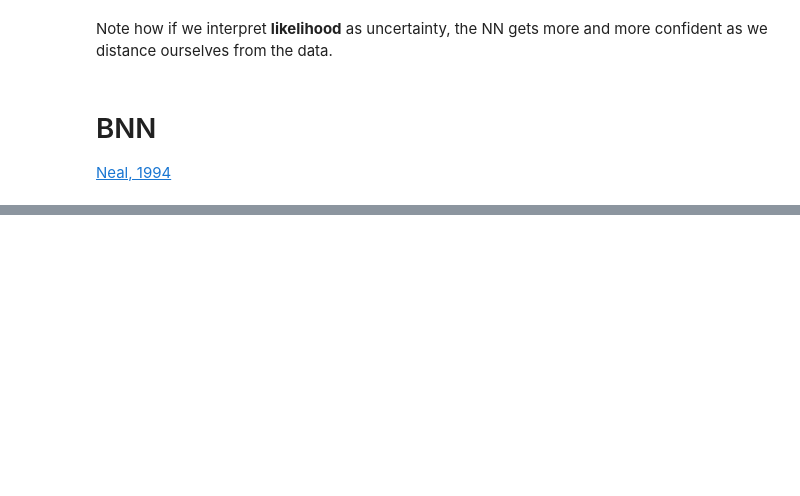
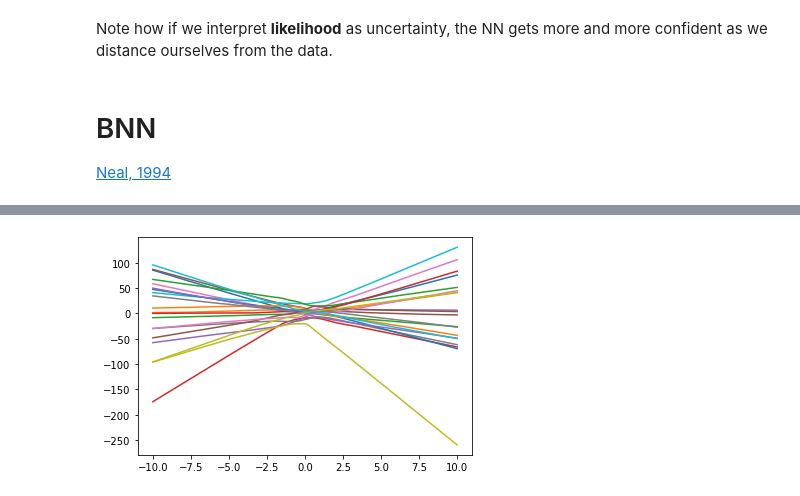
Before and after one commit to probabll/probabll.github.io, a Jupyter notebook: slides/BNNs.ipynb, the cells around one changed output, grey strips where cells are left out. Drawn from its saved outputs; the diff is of its cells as text; code cells hidden in the pictures; blank space fills up the shorter version.

```diff
--- a/slides/BNNs.ipynb
+++ b/slides/BNNs.ipynb
@@ -202,0 +203,9 @@ for i in range(20):
+# %%
+inputs = np.linspace(-10, 10, 1000)
+for i in range(20):
+    _ = plt.plot(
+        inputs[:, None],
+        bnn(inputs[:, None], 'relu'),
+        '-', markersize=0.5)
+# %% [output]
+[figure, added]
```
Also changed, not shown: parts of 12 cells of this notebook.
